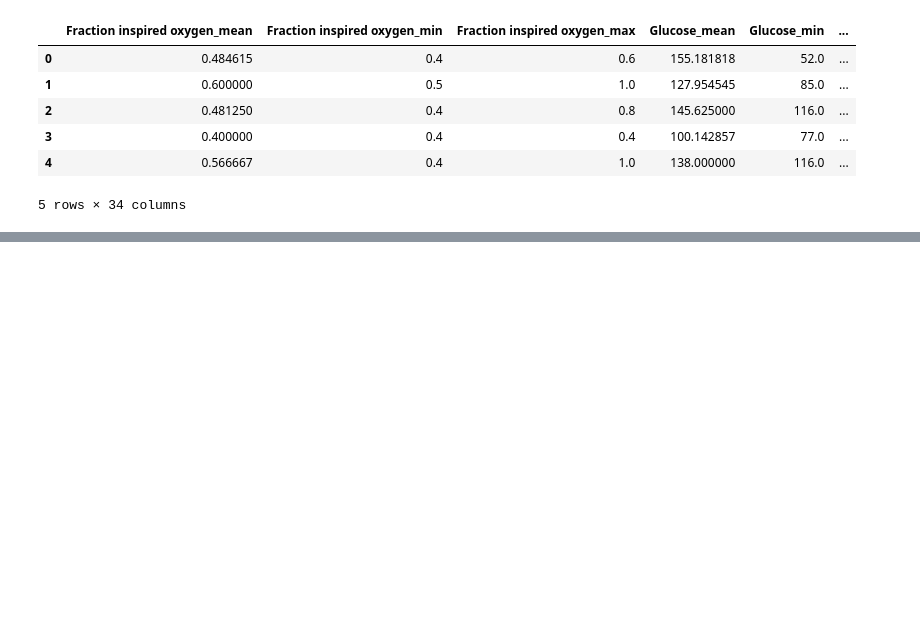
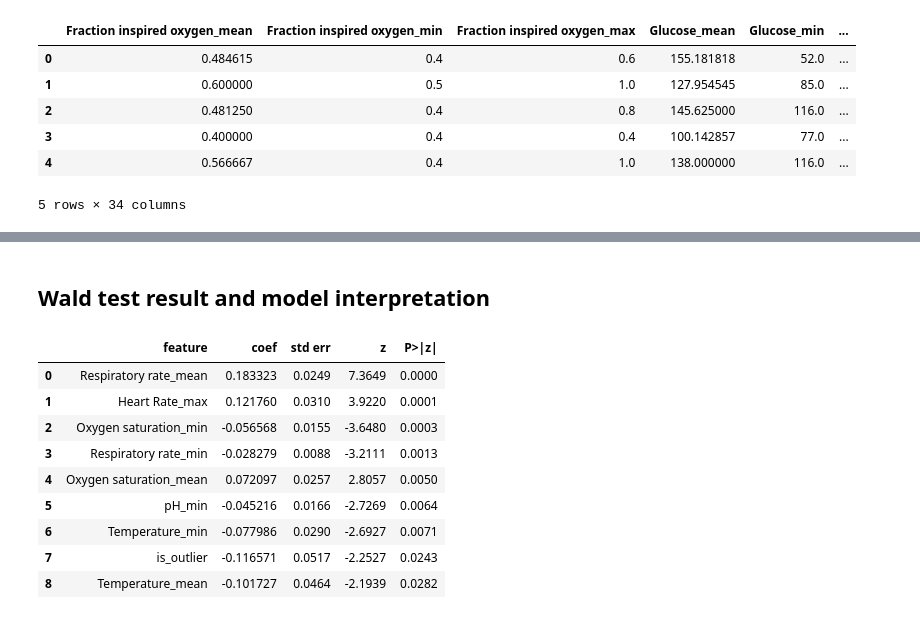
Before and after one commit to Johneinsteinwong/COMP7015_GroupProject, a Jupyter notebook: training.ipynb, the cells around one changed output, grey strips where cells are left out. Saved outputs shown, nothing was run; the diff lists cells and outputs as text; code cells hidden in the pictures; blank space fills up the shorter version.

Commit message:
added modeling training and saving

```diff
--- a/training.ipynb
+++ b/training.ipynb
@@ -228,0 +33,12 @@ plot_roc(y_test, y_prob)
+# %%
+base_pipeline = [
+    ('scaler', QuantileTransformer(output_distribution='normal', ignore_implicit_zeros=False)),
+]
+
+with open('probit.json','r') as f:
+    probit_param = json.load(f)
+with open('logistic.json','r') as f:
+    logistic_param = json.load(f)
+
+print(probit_param)
+print(logistic_param)
@@ -228,0 +50,12 @@ plot_roc(y_test, y_prob)
+# %%
+probit_pipeline = base_pipeline + [
+        ('iso_forest', FeatureTransformer(fnames=x.columns, n_neighbors=int(probit_param['n_neighbors']))),
+        ('imputer', KNNImputer(missing_values=np.nan, n_neighbors=int(probit_param['n_neighbors']))),
+]
+probit_pipeline = Pipeline(probit_pipeline)
+probit_x = probit_pipeline.fit_transform(x)
+probit = probitModel(l1=probit_param['l1'], l2=probit_param['l2'], w=0.75)
+
+res_dict = probit.fit(probit_x, y, verbose=True, wald=True)
+result = res_dict['result']
+loss_values = res_dict['loss']
@@ -228,0 +90,23 @@ plot_roc(y_test, y_prob)
+# %% [markdown]
+## Wald test result and model interpretation
+# %%
+# iso_forest in pipeline will add a feature 'is_outlier', and last parameter in the model is the bias term
+fnames = x.columns.to_list()+['is_outlier']+['bias']
+# map the indices back to feature names
+index_to_feature = dict(zip(range(len(fnames)),fnames))
+wald_res = res_dict['wald_result']
+wald_res['index'] = wald_res['index'].replace(index_to_feature, inplace=False)
+wald_res.rename(columns={'index':'feature'}, inplace=True)
+# filter out the significant features with 5% significance level
+wald_res.query('`P>|z|` < 0.05')
+# %% [output]
+|  | feature | coef | std err | z | P>|z| |
+| 0 | Respiratory rate_mean | 0.183323 | 0.0249 | 7.3649 | 0.0000 |
+| 1 | Heart Rate_max | 0.121760 | 0.0310 | 3.9220 | 0.0001 |
+| 2 | Oxygen saturation_min | -0.056568 | 0.0155 | -3.6480 | 0.0003 |
+| 3 | Respiratory rate_min | -0.028279 | 0.0088 | -3.2111 | 0.0013 |
+| 4 | Oxygen saturation_mean | 0.072097 | 0.0257 | 2.8057 | 0.0050 |
+| 5 | pH_min | -0.045216 | 0.0166 | -2.7269 | 0.0064 |
+| 6 | Temperature_min | -0.077986 | 0.0290 | -2.6927 | 0.0071 |
+| 7 | is_outlier | -0.116571 | 0.0517 | -2.2527 | 0.0243 |
+| 8 | Temperature_mean | -0.101727 | 0.0464 | -2.1939 | 0.0282 |
```
Also changed, not shown: parts of 35 cells of this notebook, 20 other files.
